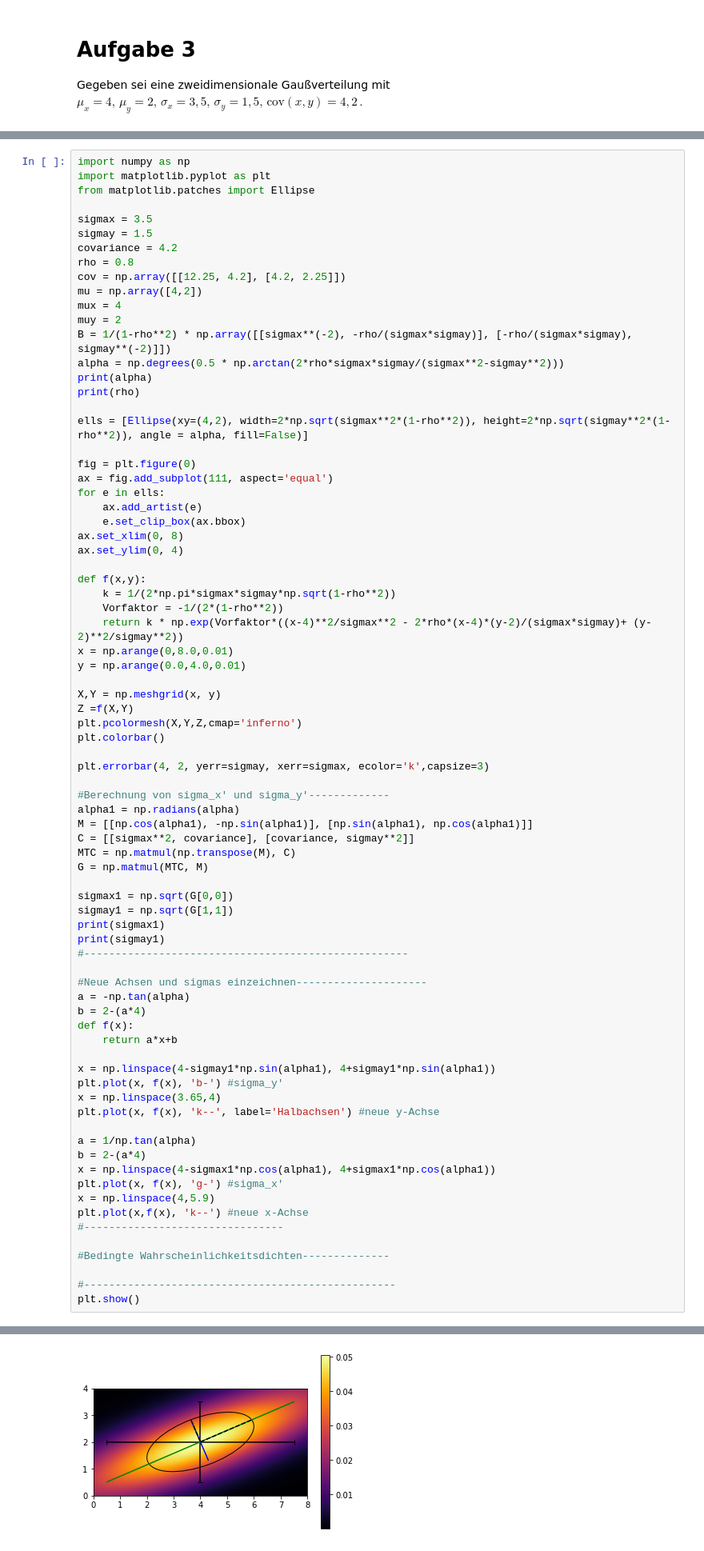
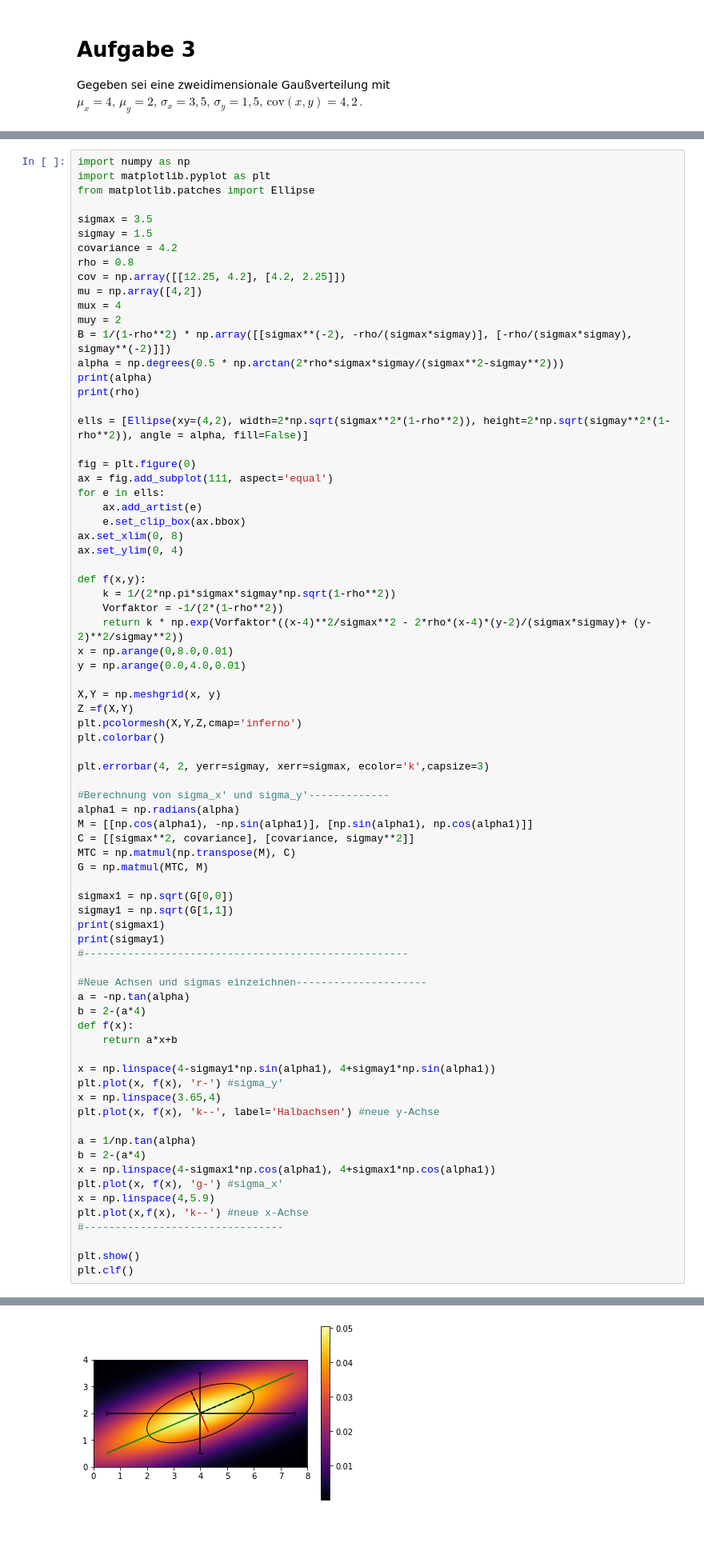
Before and after one commit to JaLuka98/SMD18-19, a Jupyter notebook: Übungsblätter/Blatt2/aufgabe3.ipynb, the cells around one changed output, grey strips where cells are left out. Shown at 80% size. Saved outputs shown, nothing was run; the diff lists cells and outputs as text.

```diff
--- a/Übungsblätter/Blatt2/aufgabe3.ipynb
+++ b/Übungsblätter/Blatt2/aufgabe3.ipynb
@@ -104,35 +104,33 @@ G = np.matmul(MTC, M)
 sigmax1 = np.sqrt(G[0,0])
 sigmay1 = np.sqrt(G[1,1])
 print(sigmax1)
 print(sigmay1)
 #----------------------------------------------------
 
 #Neue Achsen und sigmas einzeichnen---------------------
 a = -np.tan(alpha)
 b = 2-(a*4)
 def f(x):
     return a*x+b
 
 x = np.linspace(4-sigmay1*np.sin(alpha1), 4+sigmay1*np.sin(alpha1))
-plt.plot(x, f(x), 'b-') #sigma_y'
+plt.plot(x, f(x), 'r-') #sigma_y'
 x = np.linspace(3.65,4)
 plt.plot(x, f(x), 'k--', label='Halbachsen') #neue y-Achse
 
 a = 1/np.tan(alpha)
 b = 2-(a*4)
 x = np.linspace(4-sigmax1*np.cos(alpha1), 4+sigmax1*np.cos(alpha1))
 plt.plot(x, f(x), 'g-') #sigma_x'
 x = np.linspace(4,5.9)
 plt.plot(x,f(x), 'k--') #neue x-Achse
 #--------------------------------
 
-#Bedingte Wahrscheinlichkeitsdichten--------------
-
-#--------------------------------------------------
 plt.show()
+plt.clf()
 # %% [output]
 20.015129635944852
 0.8
 3.712132956525911
 0.8485687438706405
-[figure, old version]
+[figure, new version]
```
Also changed, not shown: parts of 3 cells of this notebook.
